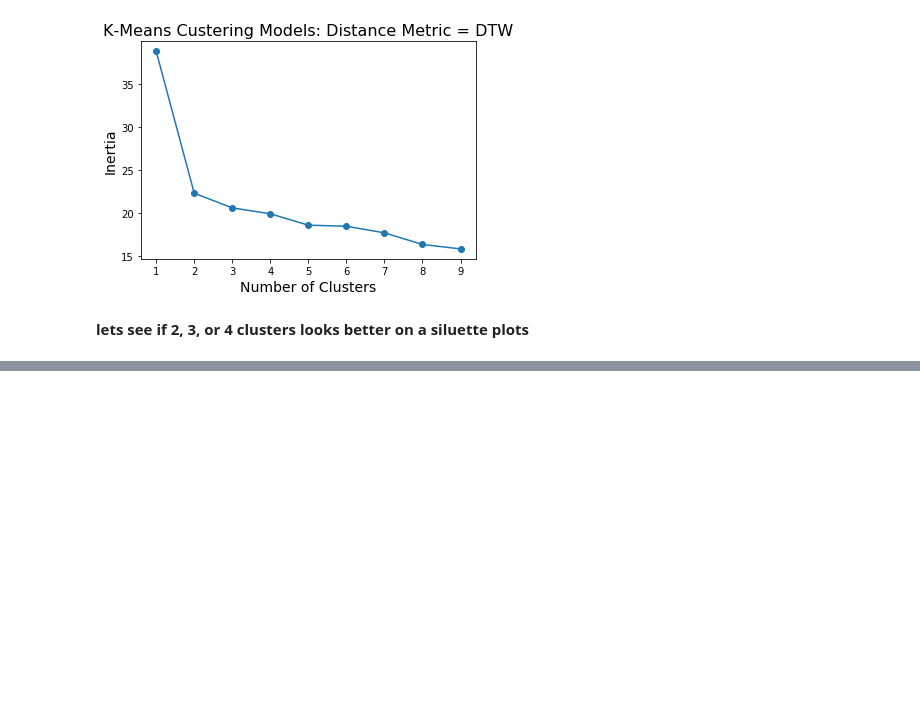
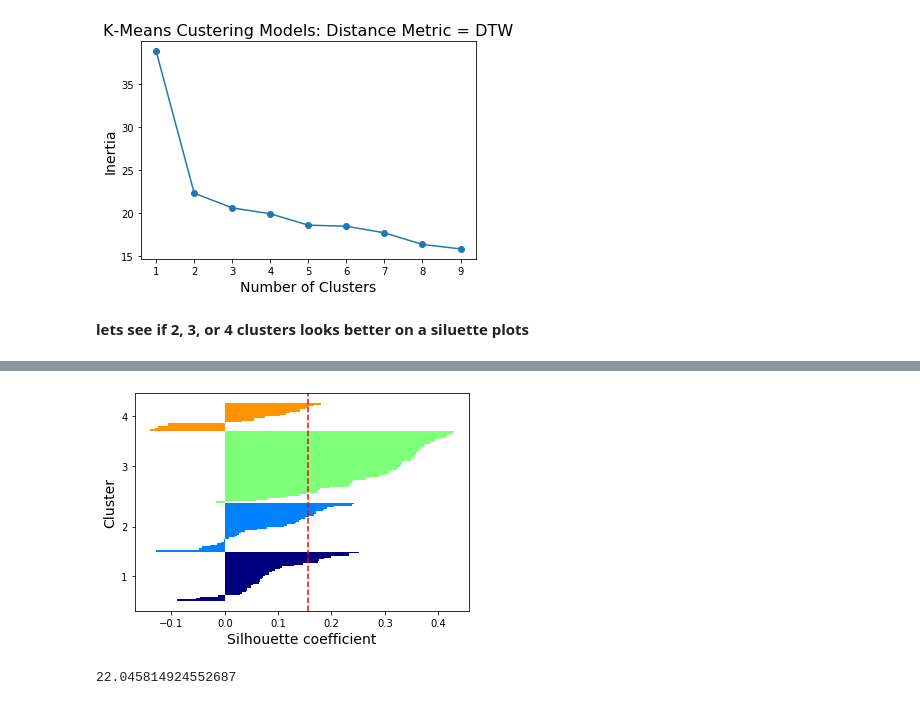
Before and after one commit to Iguanacolossus/Capstone3-TBA, a Jupyter notebook: notebooks/HAR.ipynb, the cells around one changed output, grey strips where cells are left out. Saved outputs shown, nothing was run; the diff lists cells and outputs as text; code cells hidden in the pictures; blank space fills up the shorter version.

```diff
--- a/notebooks/HAR.ipynb
+++ b/notebooks/HAR.ipynb
@@ -302,0 +364,8 @@ for i in range(3):
+# %%
+make_sil_plot(rho_df_train,y_km4,metric=DTW,fitted_model=km4)
+# %% [output]
+[figure, added]
+# %%
+km2.inertia_ #sum of distances of samples to there closest cluster center
+# %% [output]
+22.045814924552687
```
Also changed, not shown: parts of 41 cells of this notebook, 6 other files.
